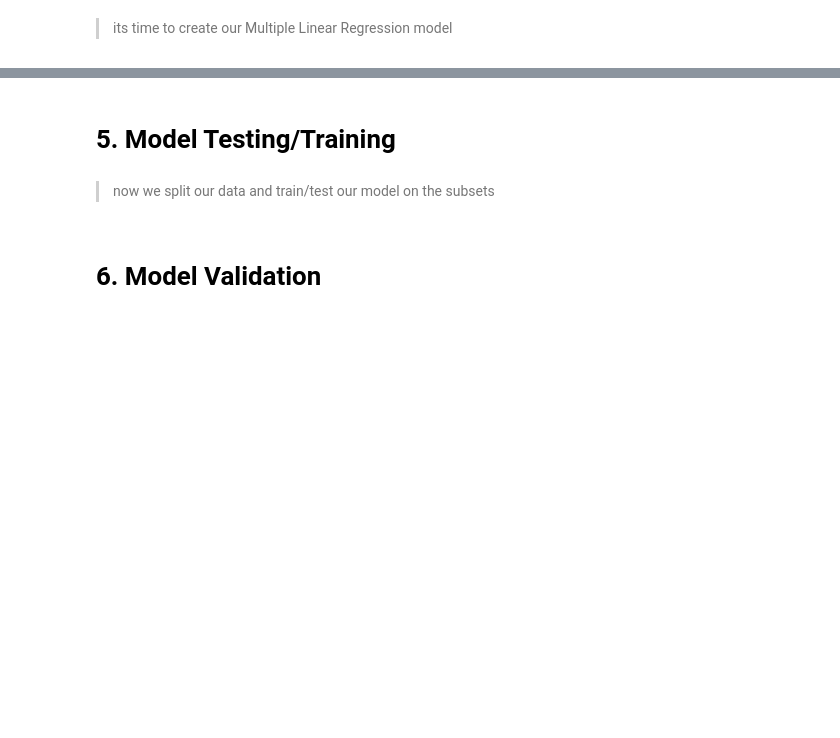
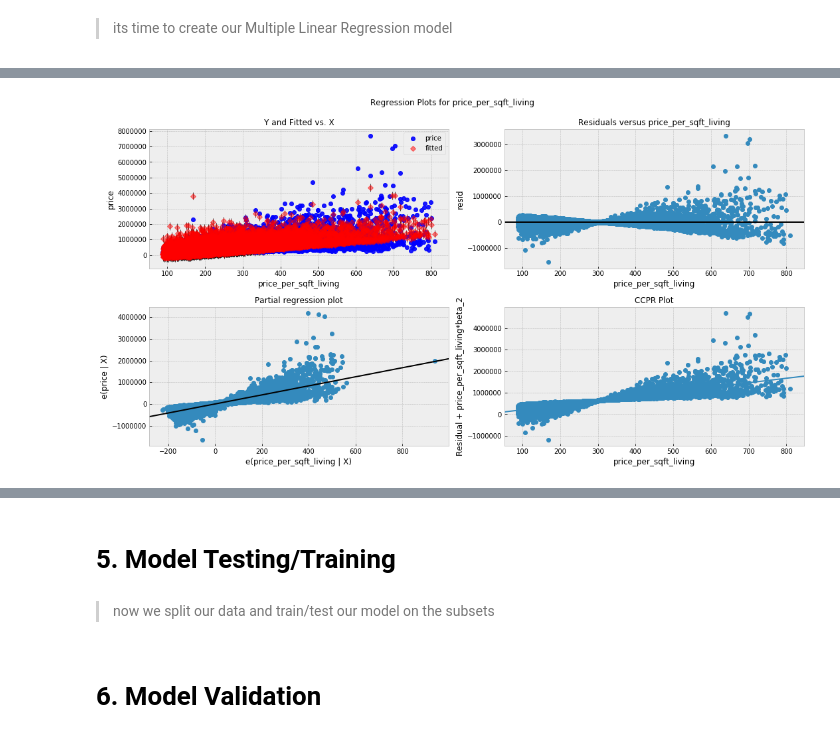
Before and after one commit to DIGITALFRANK/dsc-v2-mod1-final-project, a Jupyter notebook: student.ipynb, the cells around one changed output, grey strips where cells are left out. Saved outputs shown, nothing was run; the diff lists cells and outputs as text; code cells hidden in the pictures; blank space fills up the shorter version.

```diff
--- a/student.ipynb
+++ b/student.ipynb
@@ -577,0 +626,4 @@ model.summary()
+# %%
+predictors = sm.add_constant(df[['sqft_living', 'price_per_sqft_living', 'bedrooms', 'bathrooms']])
+multi_model = sm.OLS(df['price'], predictors).fit()
+multi_model.summary()
@@ -577,0 +669,8 @@ model.summary()
+# %%
+# we'll just use 'price_per_sqft_living' this time around, as it affects the greatest change
+
+fig = plt.figure(figsize=(15,8))
+fig = sm.graphics.plot_regress_exog(multi_model, 'price_per_sqft_living', fig=fig)
+plt.show()
+# %% [output]
+[figure, added]
```
Also changed, not shown: parts of 16 cells of this notebook, 1 other file.
